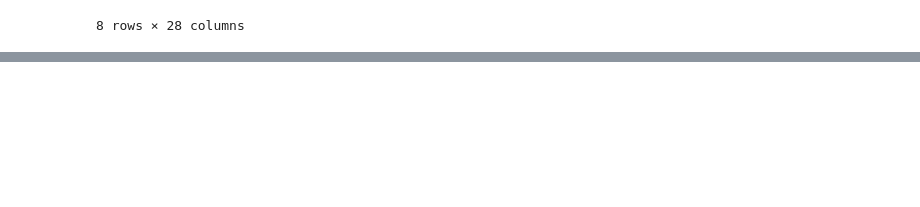
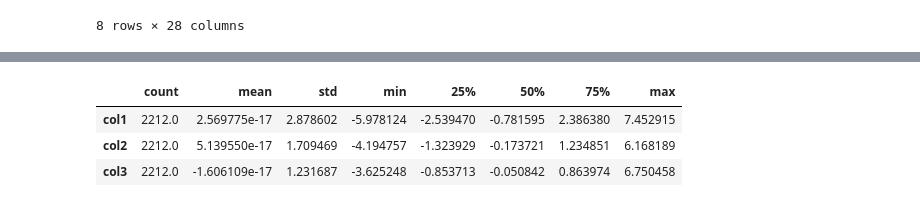
Before and after one commit to nitya-balaji/customer-segmentation, a Jupyter notebook: customer_segmentation_clustering.ipynb, the cells around one changed output, grey strips where cells are left out. Saved outputs shown, nothing was run; the diff lists cells and outputs as text; code cells hidden in the pictures; blank space fills up the shorter version.

Commit message:
dimensionality reduction done

```diff
--- a/customer_segmentation_clustering.ipynb
+++ b/customer_segmentation_clustering.ipynb
@@ -143,0 +161,5 @@ df.describe()
+# %%
+#removing outliers (setting a cap on age and income using boolean indexing)
+df=df[(df["Age"]<90)]
+df=df[(df["Income"]<600000)]
+print("The total number of data-points after removing the outliers are:", len(df))
@@ -143,0 +177,5 @@ df.describe()
+# %%
+#data preprocessing
+s = (df.dtypes == "object") #identifies feature - t/f
+object_cols = list(s[s].index) #getting index of feature (feature name within a list)
+print("Categorical variables in the dataset:", object_cols)
@@ -143,0 +184,14 @@ df.describe()
+# %%
+#label encoding the object dtypes
+#initialize the LabelEncoder
+LE = LabelEncoder()
+
+#start a loop to go through every column that contains categorical data
+for i in object_cols:
+    #use fit_transform to identify the categories within categorical data (e.g., for education - "PhD", "Master")
+    #immediately swap them for integers (e.g., 0, 1) based on alphabetical order
+    #overwrite the original text column with the new numeric codes
+    df[i] = df[[i]].apply(LE.fit_transform)
+
+
+    print(f"Feature '{i}' is now numerical")
@@ -143,0 +201,8 @@ df.describe()
+# %%
+ds = df.copy()
+cols_del = ["AcceptedCmp1", "AcceptedCmp2", "AcceptedCmp3", "AcceptedCmp4", "AcceptedCmp5", "Complain", "Response"]
+ds=ds.drop(cols_del,axis=1)
+scaler=StandardScaler()
+scaler.fit(ds) #looking / "learning" data
+scaled_ds=pd.DataFrame(scaler.transform(ds),columns= ds.columns) #does the transformation (subtract each cell by mean then divide by std dev)
+print("All features are now scaled")
@@ -143,0 +223,11 @@ df.describe()
+# %%
+#initiating PCA to reduce dimensions (aka features) to 3
+pca = PCA(n_components=3)
+pca.fit(scaled_ds)
+PCA_ds= pd.DataFrame(pca.transform(scaled_ds), columns=(["col1", "col2", "col3"]))
+PCA_ds.describe().T
+# %% [output]
+|  | count | mean | std | min | 25% | 50% | 75% | max |
+| col1 | 2212.0 | 2.569775e-17 | 2.878602 | -5.978124 | -2.539470 | -0.781595 | 2.386380 | 7.452915 |
+| col2 | 2212.0 | 5.139550e-17 | 1.709469 | -4.194757 | -1.323929 | -0.173721 | 1.234851 | 6.168189 |
+| col3 | 2212.0 | -1.606109e-17 | 1.231687 | -3.625248 | -0.853713 | -0.050842 | 0.863974 | 6.750458 |
```
Also changed, not shown: parts of 9 cells of this notebook.
